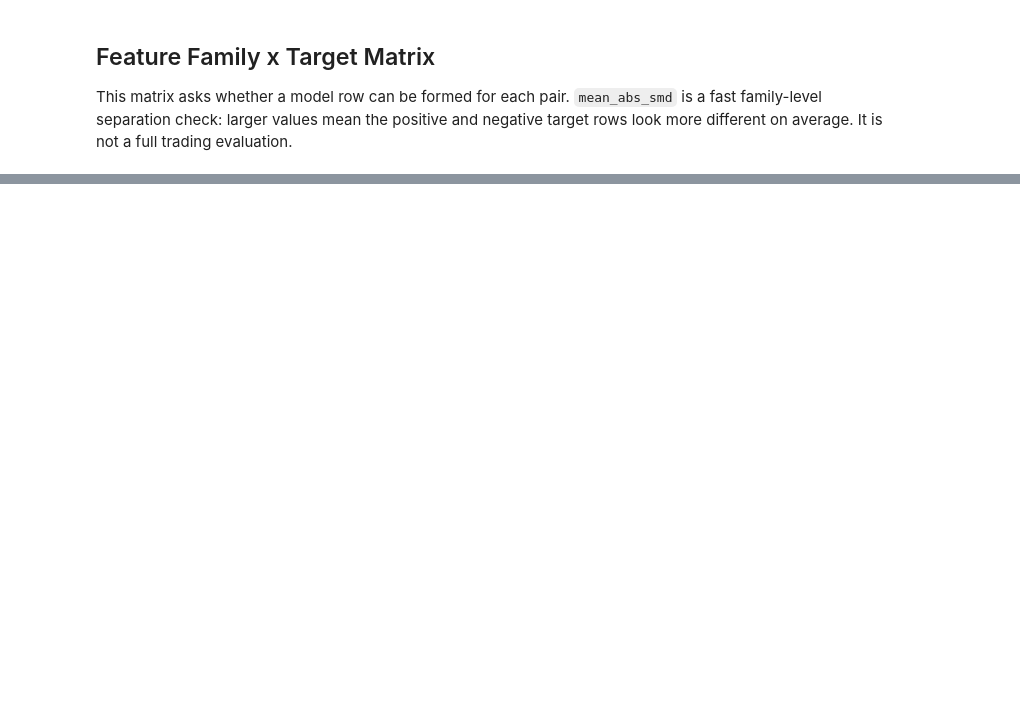
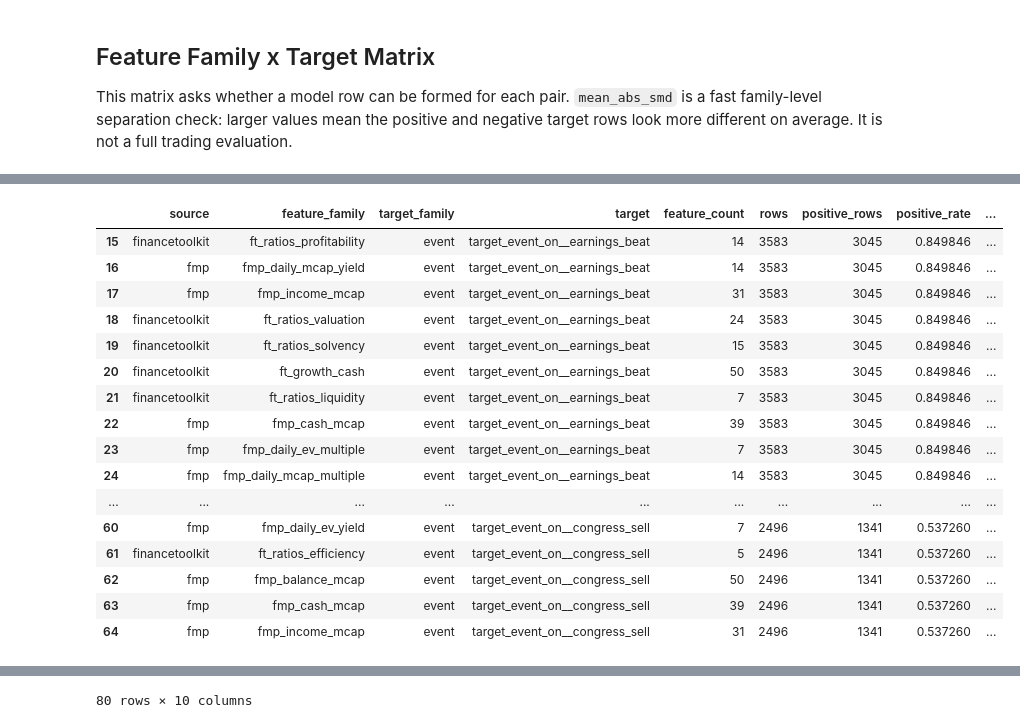
Before and after one commit to quantarb/quant-warehouse, a Jupyter notebook: notebooks/target_engineering/feature_family_binary_target_matrix.ipynb, the cells around one changed output, grey strips where cells are left out. Drawn from its saved outputs; the diff is of its cells as text; code cells hidden in the pictures; blank space fills up the shorter version.

Commit message:
Refresh target engineering EDA

```diff
--- a/notebooks/target_engineering/feature_family_binary_target_matrix.ipynb
+++ b/notebooks/target_engineering/feature_family_binary_target_matrix.ipynb
@@ -66,7 +72,7 @@ TARGET_CONFIG = BinaryTargetConfig(
         'price_target',
         'earnings',
     ),
-    oracle_trade_k_by_frequency={'YE': tuple(range(1, 13))},
+    oracle_trade_k_by_frequency={'YE': (1,)},
     oracle_trade_min_profit_pct=0.01,
     oracle_trade_long_entry_price_col='high',  # buy execution
     oracle_trade_long_exit_price_col='low',    # sell execution
@@ -207,4 +325,11 @@ print({
     'elapsed_seconds': round(perf_counter() - RUN_STARTED, 3),
 })
 
-usable.head(50)
+display(usable.head(50))
+
+usable_rate_audit = usable[[
+    'source', 'feature_family', 'target_family', 'target', 'rows', 'positive_rows', 'positive_rate', 'mean_abs_smd', 'status'
+]].copy()
+usable_rate_audit['positive_rate_pct'] = (usable_rate_audit['positive_rate'] * 100).round(2)
+display(usable_rate_audit.sort_values(['target_family', 'target', 'mean_abs_smd'], ascending=[True, True, False]).head(80))
+# %% [output]
@@ -210,0 +337,17 @@ usable.head(50)
+|  | source | feature_family | target_family | target | feature_count | rows | positive_rows | positive_rate | ... |
+| 15 | financetoolkit | ft_ratios_profitability | event | target_event_on__earnings_beat | 14 | 3583 | 3045 | 0.849846 | ... |
+| 16 | fmp | fmp_daily_mcap_yield | event | target_event_on__earnings_beat | 14 | 3583 | 3045 | 0.849846 | ... |
+| 17 | fmp | fmp_income_mcap | event | target_event_on__earnings_beat | 31 | 3583 | 3045 | 0.849846 | ... |
+| 18 | financetoolkit | ft_ratios_valuation | event | target_event_on__earnings_beat | 24 | 3583 | 3045 | 0.849846 | ... |
+| 19 | financetoolkit | ft_ratios_solvency | event | target_event_on__earnings_beat | 15 | 3583 | 3045 | 0.849846 | ... |
+| 20 | financetoolkit | ft_growth_cash | event | target_event_on__earnings_beat | 50 | 3583 | 3045 | 0.849846 | ... |
+| 21 | financetoolkit | ft_ratios_liquidity | event | target_event_on__earnings_beat | 7 | 3583 | 3045 | 0.849846 | ... |
+| 22 | fmp | fmp_cash_mcap | event | target_event_on__earnings_beat | 39 | 3583 | 3045 | 0.849846 | ... |
+| 23 | fmp | fmp_daily_ev_multiple | event | target_event_on__earnings_beat | 7 | 3583 | 3045 | 0.849846 | ... |
+| 24 | fmp | fmp_daily_mcap_multiple | event | target_event_on__earnings_beat | 14 | 3583 | 3045 | 0.849846 | ... |
+| ... | ... | ... | ... | ... | ... | ... | ... | ... | ... |
+| 60 | fmp | fmp_daily_ev_yield | event | target_event_on__congress_sell | 7 | 2496 | 1341 | 0.537260 | ... |
+| 61 | financetoolkit | ft_ratios_efficiency | event | target_event_on__congress_sell | 5 | 2496 | 1341 | 0.537260 | ... |
+| 62 | fmp | fmp_balance_mcap | event | target_event_on__congress_sell | 50 | 2496 | 1341 | 0.537260 | ... |
+| 63 | fmp | fmp_cash_mcap | event | target_event_on__congress_sell | 39 | 2496 | 1341 | 0.537260 | ... |
+| 64 | fmp | fmp_income_mcap | event | target_event_on__congress_sell | 31 | 2496 | 1341 | 0.537260 | ... |
@@ -211,3 +366,4 @@ usable.head(50)
+80 rows × 10 columns
 # %%
 coverage_pivot = (
     matrix
```
Also changed, not shown: parts of 10 cells of this notebook.
